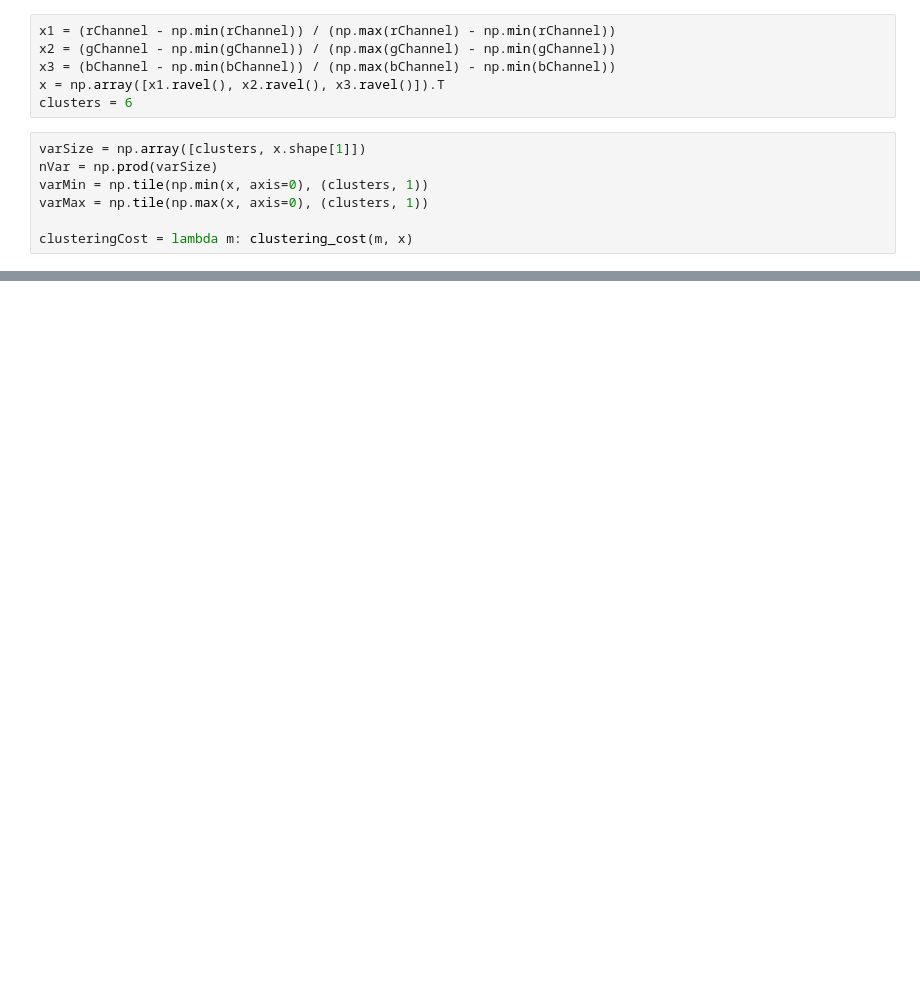
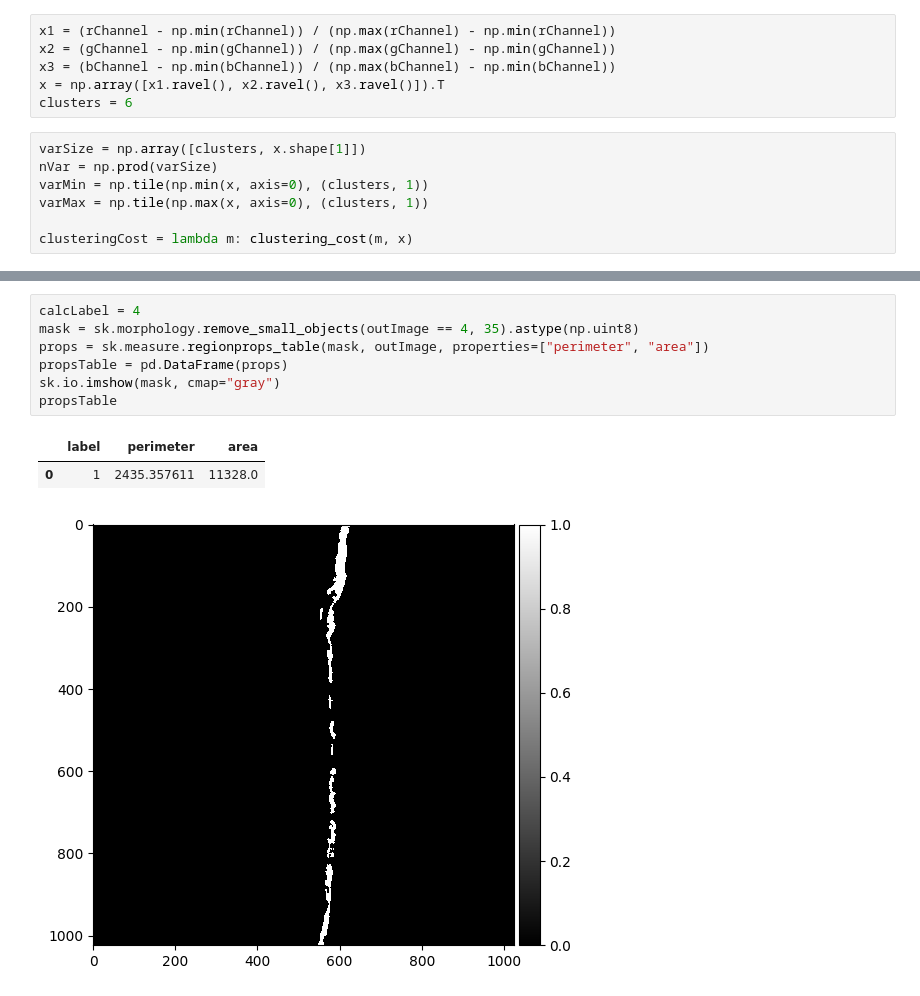
Before and after one commit to Vojtech-Benda/AUI, a Jupyter notebook: cviceni3/clustering.ipynb, the cells around one changed output, grey strips where cells are left out. Saved outputs shown, nothing was run; the diff lists cells and outputs as text; blank space fills up the shorter version.

```diff
--- a/cviceni3/clustering.ipynb
+++ b/cviceni3/clustering.ipynb
@@ -52,0 +58,11 @@ sk.io.show()
+# %%
+calcLabel = 4
+mask = sk.morphology.remove_small_objects(outImage == 4, 35).astype(np.uint8)
+props = sk.measure.regionprops_table(mask, outImage, properties=["perimeter", "area"])
+propsTable = pd.DataFrame(props)
+sk.io.imshow(mask, cmap="gray")
+propsTable
+# %% [output]
+|  | label | perimeter | area |
+| 0 | 1 | 2435.357611 | 11328.0 |
+[figure, added]
```
Also changed, not shown: parts of 4 cells of this notebook.
